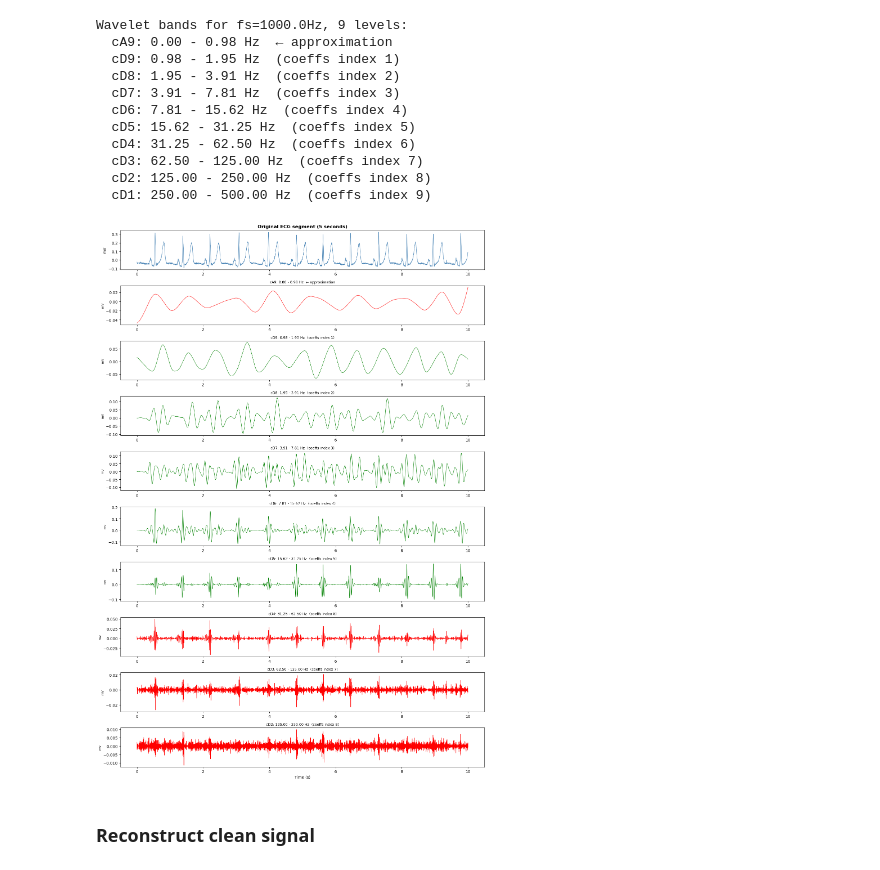
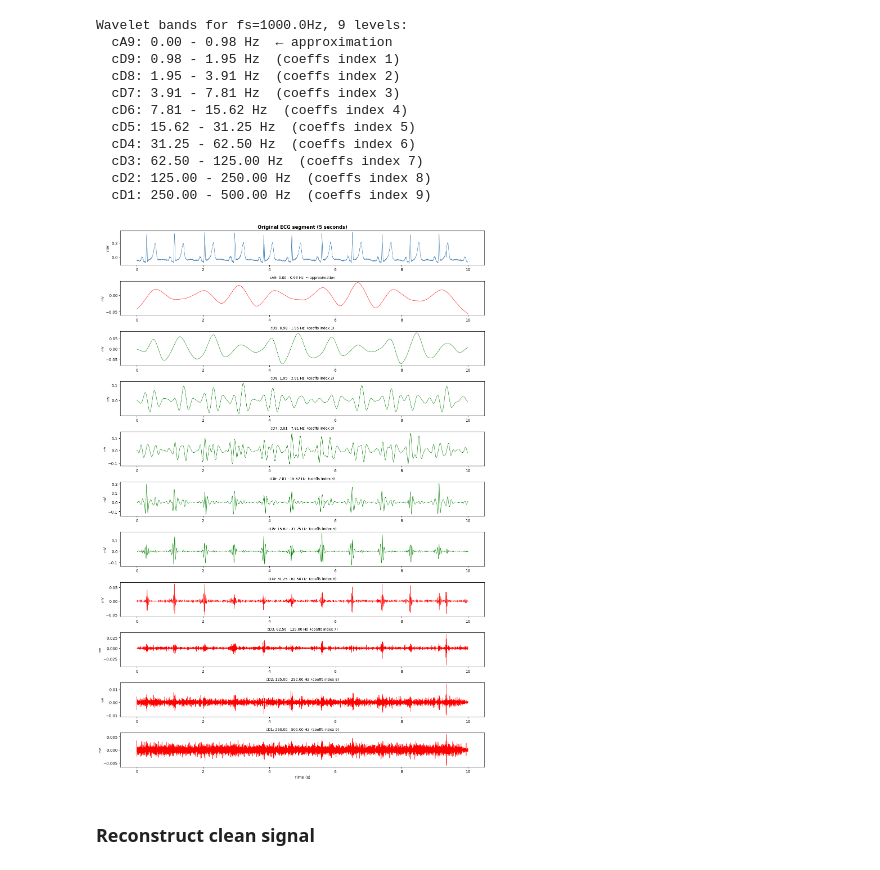
Before and after one commit to iomullony/R-Peaks, a Jupyter notebook: ECGRDVQ R-peaks.ipynb, the cells around one changed output. Cells and saved outputs as stored; diff of their text form; code cells hidden in the pictures.

```diff
--- a/ECGRDVQ R-peaks.ipynb
+++ b/ECGRDVQ R-peaks.ipynb
@@ -23,7 +23,7 @@ def load_ecgrdvq_record(drug_name: str = "Ranolazine"):
     print(available_drugs)
 
     # Filter by drug and take the first available record
-    record_row = clinical_df[clinical_df["EXTRT"] == drug_name].iloc[0]
+    record_row = clinical_df[clinical_df["EXTRT"] == drug_name].iloc[1]
 
     subject_id = str(int(record_row["RANDID"]))  # Subject folder name
     record_id = record_row["EGREFID"]            # WFDB record name (without extension)
@@ -51,7 +51,7 @@ def load_ecgrdvq_record(drug_name: str = "Ranolazine"):
 
 
 # Load one example record
-ecg, fs, record, info = load_ecgrdvq_record("Quinidine Sulph")
+ecg, fs, record, info = load_ecgrdvq_record("Ranolazine")
 duration_sec = len(ecg) / fs
 print(f"Duration: {duration_sec} seconds")
 # %% [output]
@@ -140,42 +140,42 @@ Wavelet bands for fs=1000.0Hz, 9 levels:
   cD1: 250.00 - 500.00 Hz  (coeffs index 9)
 # %%
 # Plot each level individually
-fig, axes = plt.subplots(10, 1, figsize=(14, 20))
+fig, axes = plt.subplots(11, 1, figsize=(14, 20))
 
 # Original signal
 axes[0].plot(seg_time, ecg, 'steelblue', linewidth=0.8)
 axes[0].set_title('Original ECG segment (5 seconds)', fontweight='bold')
 axes[0].set_ylabel('mV')
 
 # Reconstruct each level individually to see its contribution
 level_names = ['cA9: 0.00 - 0.98 Hz  ← approximation',
                 'cD9: 0.98 - 1.95 Hz  (coeffs index 1)',
                 'cD8: 1.95 - 3.91 Hz  (coeffs index 2)',
                 'cD7: 3.91 - 7.81 Hz  (coeffs index 3)',
                 'cD6: 7.81 - 15.62 Hz  (coeffs index 4)',
                 'cD5: 15.62 - 31.25 Hz  (coeffs index 5)',
                 'cD4: 31.25 - 62.50 Hz  (coeffs index 6)',
                 'cD3: 62.50 - 125.00 Hz  (coeffs index 7)',
                 'cD2: 125.00 - 250.00 Hz  (coeffs index 8)',
                 'cD1: 250.00 - 500.00 Hz  (coeffs index 9)']
 
-colors = ['red', 'green', 'green', 'green', 'green', 'green', 'red', 'red', 'red']
+colors = ['red', 'green', 'green', 'green', 'green', 'green', 'red', 'red', 'red', 'red']
 
 for i, (name, color) in enumerate(zip(level_names, colors)):
     # Reconstruct signal from ONLY this level
     zero_coeffs = [np.zeros_like(c) for c in coeffs]
     zero_coeffs[i] = coeffs[i]
     reconstructed = pywt.waverec(zero_coeffs, wavelet)[:len(ecg)]
 
     axes[i+1].plot(seg_time, reconstructed, color=color, linewidth=0.8)
     axes[i+1].set_title(name, fontsize=9)
     axes[i+1].set_ylabel('mV', fontsize=8)
 
 axes[-1].set_xlabel('Time (s)')
 plt.tight_layout()
 plt.show()
 # %% [output]
-[figure, old version]
+[figure, new version]
 # %% [markdown]
 ### Reconstruct clean signal
 # %%
```
Also changed, not shown: parts of 11 cells of this notebook, 6 other files.
